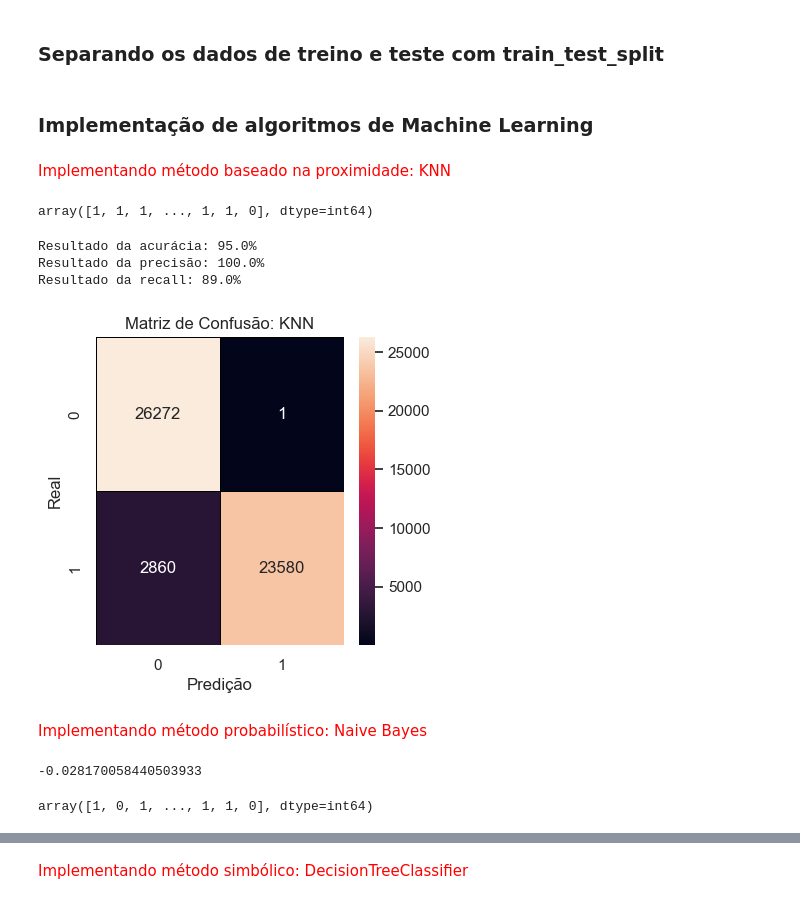
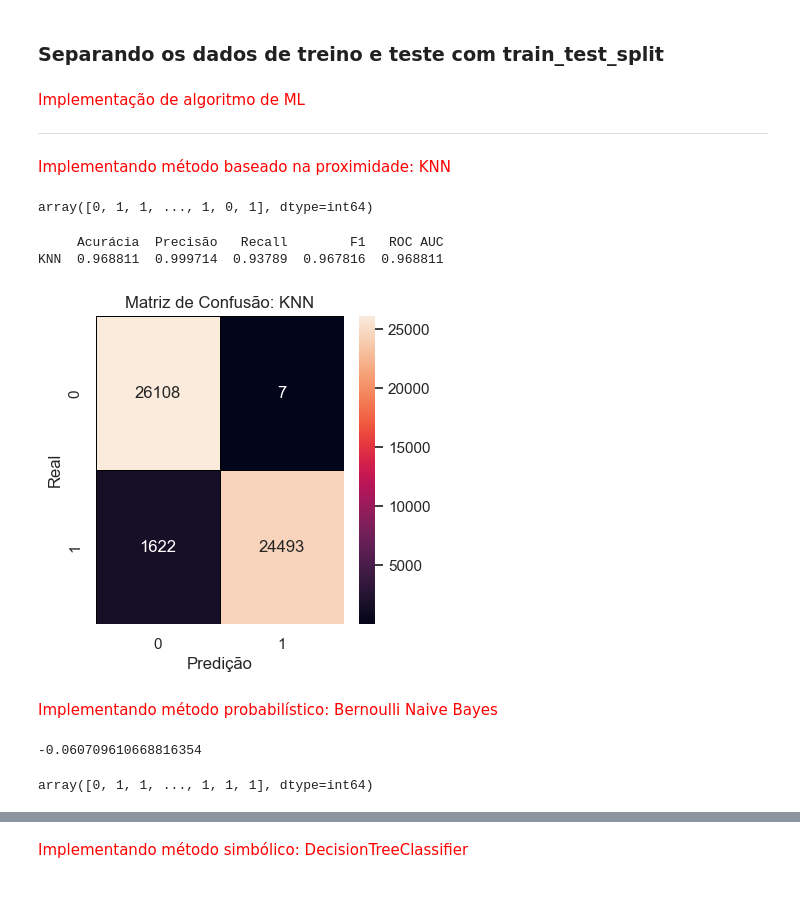
Before and after one commit to anderdot/previsao-crimes, a Jupyter notebook: Analises/Modelo Preditiva.ipynb, the cells around one changed output, grey strips where cells are left out. Saved outputs shown, nothing was run; the diff lists cells and outputs as text; code cells hidden in the pictures.

```diff
--- a/Analises/Modelo Preditiva.ipynb
+++ b/Analises/Modelo Preditiva.ipynb
@@ -934,9 +920,11 @@ random.seed(SEED)
 X_treino, X_teste, y_treino, y_teste = train_test_split(x_norm, # Dados de entrada normalizados
                                                         y, # Dados de saída (target)
                                                         test_size = 0.3, # 30% dos dados para teste. Demais 70% para treino.
-                                                        random_state = 123) #random_state: Estado de aleatoriedade.
+                                                        random_state = SEED, #random_state: Estado de aleatoriedade.
+                                                        stratify=y)
-# %% [markdown]
-### Implementação de algoritmos de Machine Learning
+# %% [markdown]
+<font color='red' style='font-size: 30px;'>Implementação de algoritmo de ML</font>
+<hr style='border: 2px solid red;'>
 # %% [markdown]
 <font color='red' style='font-size: 30px;'>Implementando método baseado na proximidade: KNN</font>
 # %%
@@ -948,7 +936,7 @@ SEED = 123143
 random.seed(SEED)
 
 # Instanciando o modelo.
-knn = KNeighborsClassifier(metric='euclidean', n_neighbors=50)
+knn = KNeighborsClassifier(metric='chebyshev', n_neighbors=50, p=5, weights='distance')
 
 # treinando o modelo com os dados de treino.
 knn.fit(X_treino, y_treino)
@@ -957,44 +945,50 @@ knn.fit(X_treino, y_treino)
 predito_knn = knn.predict(X_teste)
 predito_knn
 # %% [output]
-array([1, 1, 1, ..., 1, 1, 0], dtype=int64)
+array([0, 1, 1, ..., 1, 0, 1], dtype=int64)
 # %%
 # Importando a biblioteca.
-import matplotlib.pyplot as plt
 from sklearn.metrics import accuracy_score
 from sklearn.metrics import precision_score
 from sklearn.metrics import recall_score
+from sklearn.metrics import f1_score
+from sklearn.metrics import roc_auc_score
 from sklearn.metrics import confusion_matrix
 
-# Verificando a acurácia do modelo knn.
-print(f'Resultado da acurácia: {accuracy_score(y_teste, predito_knn).round(2)*100}%')
+def calculando_metrica(y_teste, predito, modelo):
 
-# Verificando a precisão do modelo knn.
-print(f'Resultado da precisão: {precision_score(y_teste, predito_knn).round(2)*100}%')
+    metricas = {'Acurácia': [accuracy_score(y_teste, predito)],
+            'Precisão': [precision_score(y_teste, predito)],
+            'Recall': [recall_score(y_teste, predito)],
+            'F1': [f1_score(y_teste, predito)],
+            'ROC AUC': [roc_auc_score(y_teste, predito)]}
 
-# Verificando a recall do modelo knn.
-print(f'Resultado da recall: {recall_score(y_teste, predito_knn).round(2)*100}%')
+    # Criando um dataframe com as métricas.
+    df_metricas = pd.DataFrame(metricas, index=[modelo])
+    print(df_metricas)
 
-# Printando a matriz de confusão com os dados de teste e o modelo do knn.
-matriz_confusao = confusion_matrix(y_teste, predito_knn)
+    # Printando a matriz de confusão com os dados de teste e o modelo do knn.
+    matriz_confusao = confusion_matrix(y_teste, predito)
 
-# Gerando o gráfico de matriz de confusão.
-plt.figure(figsize=(4,4))
-sns.set(font_scale=1)
-sns.heatmap(matriz_confusao, annot=True, fmt='d', linewidths=0.5, linecolor='black').set(title = 'Matriz de Confusão: KNN', xlabel='Predição', ylabel='Real')
-plt.show()
+    # Gerando o gráfico de matriz de confusão.
+    plt.figure(figsize=(4,4))
+    sns.set(font_scale=1)
+    sns.heatmap(matriz_confusao, annot=True, fmt='d', linewidths=0.5, linecolor='black').set(title = f'Matriz de Confusão: {modelo}', xlabel='Predição', ylabel='Real')
+    plt.show()
+
+# Chamando a função para calcular as métricas.
+calculando_metrica(y_teste, predito_knn, 'KNN')
 # %% [output]
-Resultado da acurácia: 95.0%
-Resultado da precisão: 100.0%
-Resultado da recall: 89.0%
+     Acurácia  Precisão   Recall        F1   ROC AUC
+KNN  0.968811  0.999714  0.93789  0.967816  0.968811
-[figure, old version]
+[figure, new version]
 # %% [markdown]
-<font color='red' style='font-size: 30px;'>Implementando método probabilístico: Naive Bayes</font>
+<font color='red' style='font-size: 30px;'>Implementando método probabilístico: Bernoulli Naive Bayes</font>
 # %%
 import numpy as np
 np.median(X_treino)
 # %% [output]
--0.028170058440503933
+-0.060709610668816354
 # %%
 # Importando biblioteca para criar o modelo de machine learning.
 from sklearn.naive_bayes import BernoulliNB
@@ -1004,7 +998,7 @@ SEED = 123143
 random.seed(SEED)
 
 # Instandiando o modelo.
-bnb = BernoulliNB(binarize=0.02)
+bnb = BernoulliNB(binarize=0.5)
 
 # treinano o modelo com os dados de treino.
 bnb.fit(X_treino, y_treino)
@@ -1013,4 +1007,4 @@ bnb.fit(X_treino, y_treino)
 predito_bnb = bnb.predict(X_teste)
 predito_bnb
 # %% [output]
-array([1, 0, 1, ..., 1, 1, 0], dtype=int64)
+array([0, 1, 1, ..., 1, 1, 1], dtype=int64)
```
Also changed, not shown: parts of 26 cells of this notebook, 1 other file.
